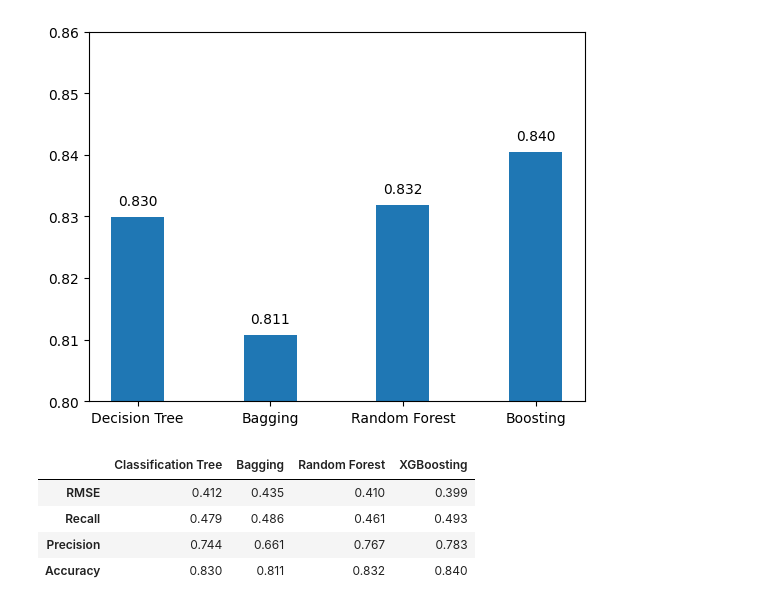
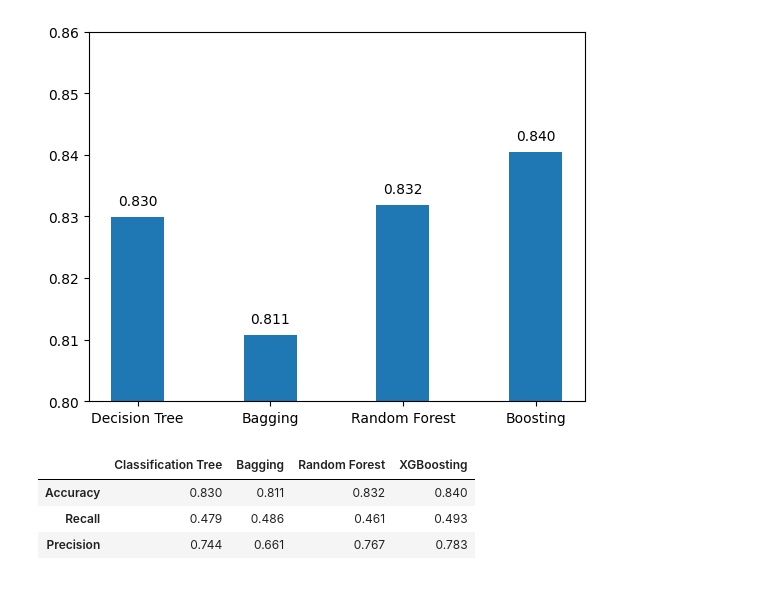
Before and after one commit to isaacchaljub/ML2_GP, a Jupyter notebook: ML2_group3.ipynb, the cells around one changed output. Saved outputs shown, nothing was run; the diff lists cells and outputs as text; code cells hidden in the pictures.

```diff
--- a/ML2_group3.ipynb
+++ b/ML2_group3.ipynb
@@ -656,29 +657,27 @@ plt.show()
 [figure]
 # %%
 # To get a grasp on RMSE and MAE, MAPE
-from sklearn.metrics import root_mean_squared_error, recall_score, precision_score
+from sklearn.metrics import recall_score, precision_score
 
 models=['Classification Tree', 'Bagging','Random Forest','XGBoosting']
 models_preds=[y_preds_prunedCT_test, y_pred_bagging_test, y_pred_rf_test, y_preds__boost_test]
-mtrcs=['RMSE','Recall','Precision','Accuracy']
+mtrcs=['Accuracy','Recall','Precision']
 
-rmse=[root_mean_squared_error(Y_test,i) for i in models_preds]
 rec=[recall_score(Y_test,i) for i in models_preds]
 prec=[precision_score(Y_test,i) for i in models_preds]
 accs=[tree_acc, bagging_acc, rf_acc, xg_init_test_acc]
 
 
-results_df=pd.DataFrame(data=[rmse, rec, prec, accs], index=mtrcs, columns=models)
+results_df=pd.DataFrame(data=[accs, rec, prec], index=mtrcs, columns=models)
 
 results_df = results_df.applymap(lambda x: '{:.3f}'.format(x))
 
 
 results_df
 
 # print(f'RMSE for Decision Tree: {}')
 # %% [output]
 |  | Classification Tree | Bagging | Random Forest | XGBoosting |
-| RMSE | 0.412 | 0.435 | 0.410 | 0.399 |
+| Accuracy | 0.830 | 0.811 | 0.832 | 0.840 |
 | Recall | 0.479 | 0.486 | 0.461 | 0.493 |
 | Precision | 0.744 | 0.661 | 0.767 | 0.783 |
-| Accuracy | 0.830 | 0.811 | 0.832 | 0.840 |
```
Also changed, not shown: parts of 3 cells of this notebook, 2 other files.
